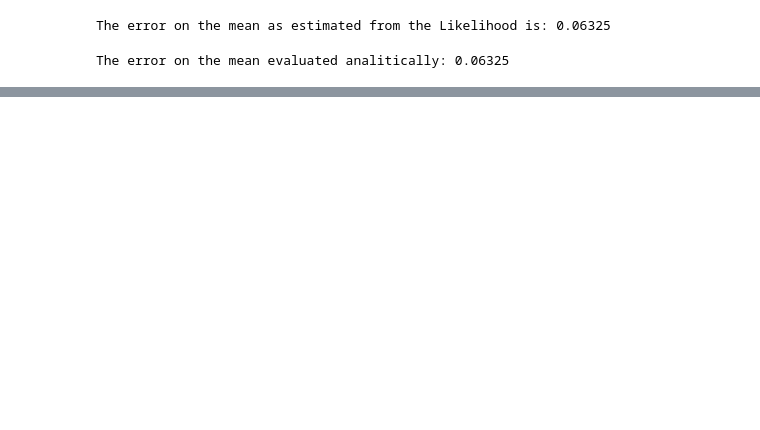
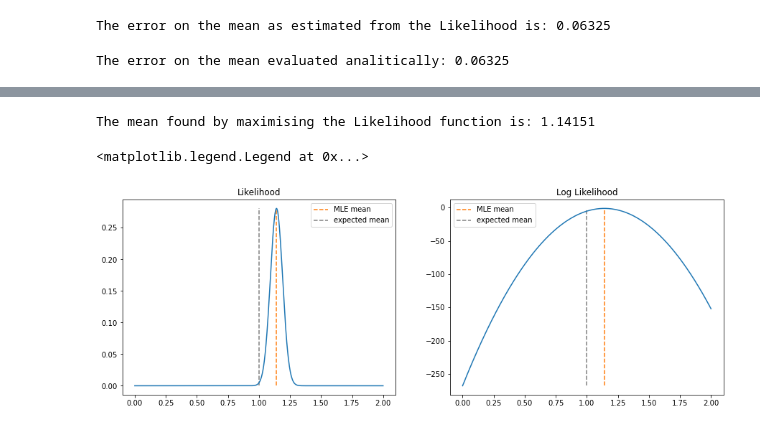
Before and after one commit to giuliapru/astrostatistics_bicocca_2022, a Jupyter notebook: working/L05_MLE_quasar_position.ipynb, the cells around one changed output, grey strips where cells are left out. Cells and saved outputs as stored; diff of their text form; code cells hidden in the pictures; blank space fills up the shorter version.

```diff
--- a/working/L05_MLE_quasar_position.ipynb
+++ b/working/L05_MLE_quasar_position.ipynb
@@ -117,0 +140,23 @@ print(max_L_h)
+# %%
+fig, ax = plt.subplots(1,2, figsize=(15,5))
+
+#finding the mean maximising the Likelihood
+ind_max_h = np.argsort(L_h)[-1]
+max_L_h = x_axis[ind_max_h]
+print('The mean found by maximising the Likelihood function is: %.5f' %max_L_h)
+
+ax[0].plot(x_axis, L_h)
+ax[0].set_title('Likelihood')
+ax[0].vlines(x=max_L_h, ymin = np.min(L_h), ymax = L_h[ind_max_h], ls='--', color = 'tab:orange', label = 'MLE mean')
+ax[0].vlines(x=1, ymin = np.min(L_h), ymax = L_h[ind_max_h], ls='--', color= 'gray', label='expected mean')
+ax[0].legend()
+
+ax[1].plot(x_axis, ln_L_h)
+ax[1].set_title('Log Likelihood')
+ax[1].vlines(x=max_L_h, ymin = np.min(ln_L_h), ymax = ln_L_h[ind_max], ls='--', color = 'tab:orange', label = 'MLE mean')
+ax[1].vlines(x=1, ymin = np.min(ln_L_h), ymax = ln_L_h[ind_max], ls='--', color= 'gray', label='expected mean')
+ax[1].legend()
+# %% [output]
+The mean found by maximising the Likelihood function is: 1.14151
+<matplotlib.legend.Legend at 0x...>
+[figure, added]
```
Also changed, not shown: parts of 19 cells of this notebook.
